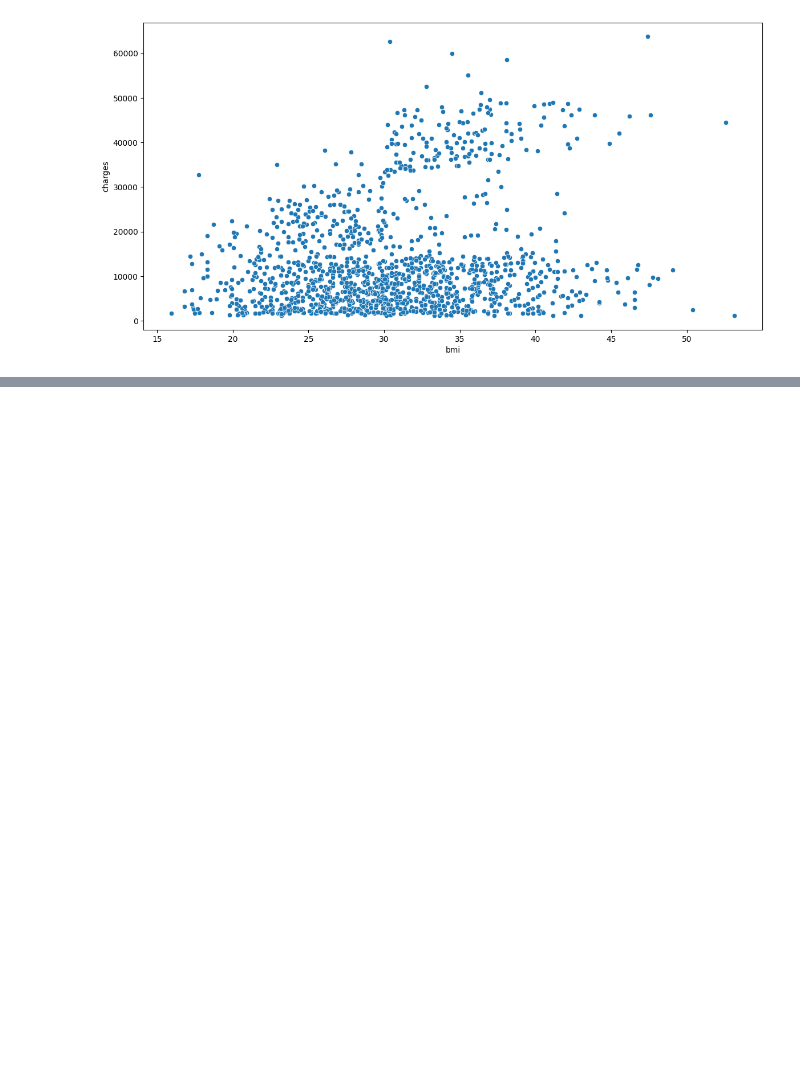
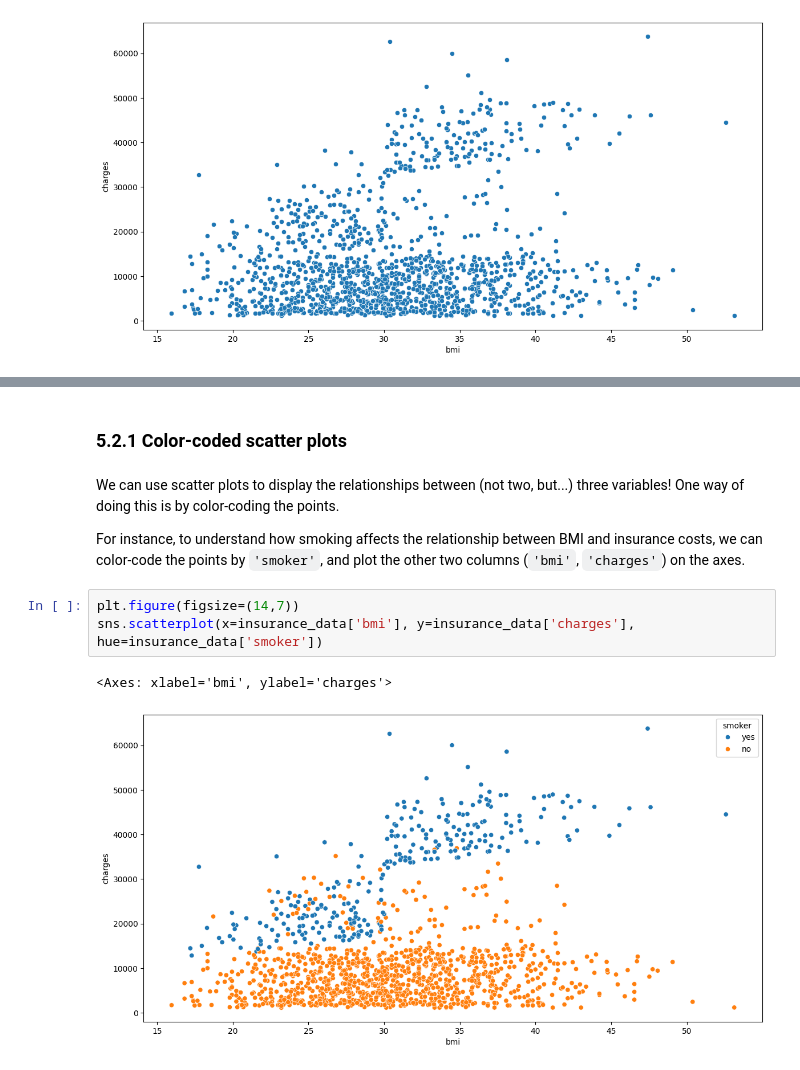
Before and after one commit to c1amilo/ml_course, a Jupyter notebook: visualizations.ipynb, the cells around one changed output, grey strips where cells are left out. Saved outputs shown, nothing was run; the diff lists cells and outputs as text; blank space fills up the shorter version.

```diff
--- a/visualizations.ipynb
+++ b/visualizations.ipynb
@@ -253,0 +264,12 @@ sns.scatterplot(x=insurance_data['bmi'], y=insurance_data['charges'])
+# %% [markdown]
+### 5.2.1 Color-coded scatter plots
+# %% [markdown]
+We can use scatter plots to display the relationships between (not two, but...) three variables! One way of doing this is by color-coding the points.
+
+For instance, to understand how smoking affects the relationship between BMI and insurance costs, we can color-code the points by `'smoker'`, and plot the other two columns (`'bmi'`, `'charges'`) on the axes.
+# %%
+plt.figure(figsize=(14,7))
+sns.scatterplot(x=insurance_data['bmi'], y=insurance_data['charges'], hue=insurance_data['smoker'])
+# %% [output]
+<Axes: xlabel='bmi', ylabel='charges'>
+[figure, added]
```
Also changed, not shown: parts of 14 cells of this notebook, 7 other files.
